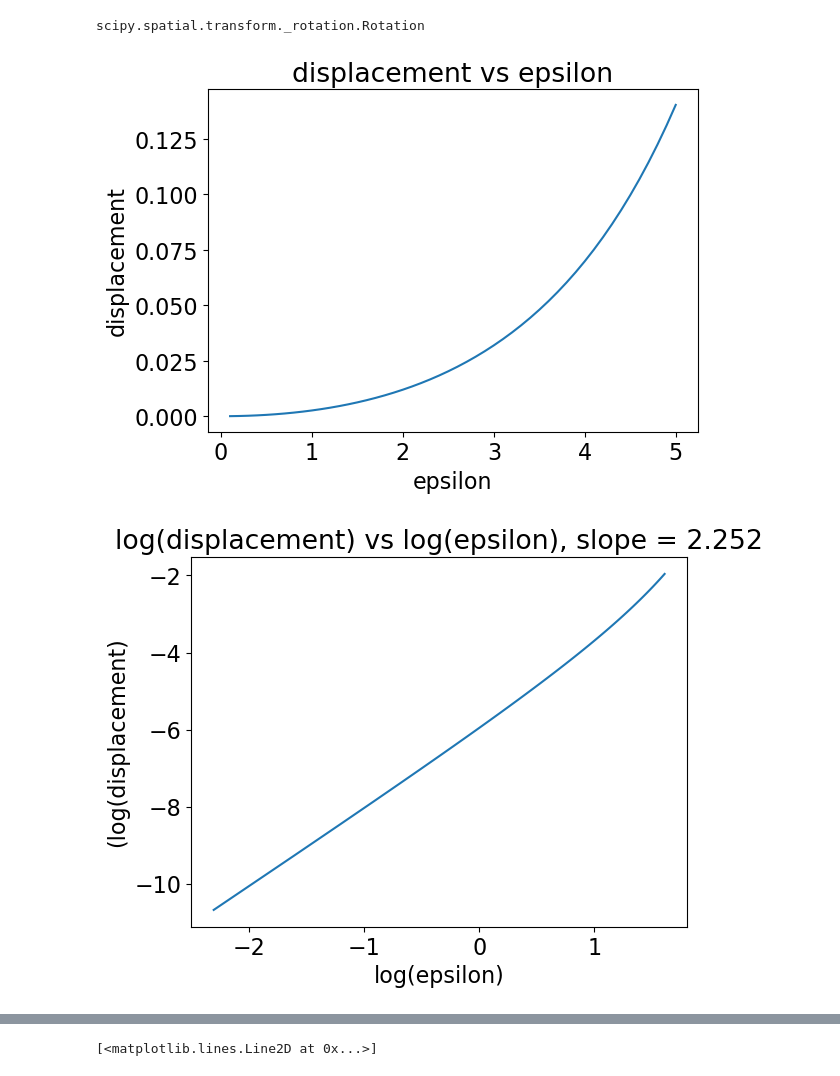
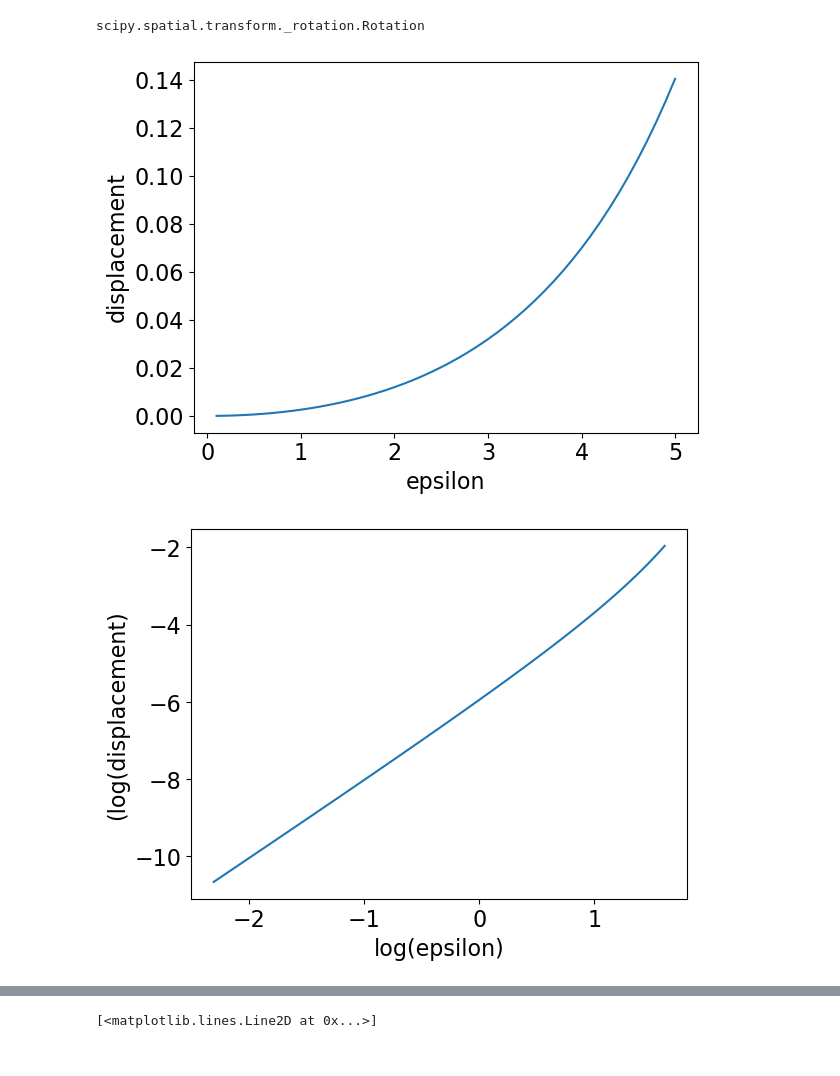
Before and after one commit to alireza-astane/starSwimmer3D, a Jupyter notebook: phase1.ipynb, the cells around one changed output, grey strips where cells are left out. Drawn from its saved outputs; the diff is of its cells as text; code cells hidden in the pictures.

```diff
--- a/phase1.ipynb
+++ b/phase1.ipynb
@@ -1,6 +1,8 @@
 # %%
 from Swimmer import *
 import numpy as np
+import matplotlib
+matplotlib.rcParams.update({'font.size': 16})
 # %% [markdown]
 ## Initialization
 # %%
@@ -162,38 +164,38 @@ plt.plot(epsilons,np.linalg.norm(data[:,0:3],axis=1))
 
 plt.xlabel("epsilon")
 plt.ylabel("displacement")
-plt.title(f"displacement vs epsilon")
+# plt.title(f"displacement vs epsilon")
 
 
 
 
 
 plt.savefig("displacement1.png", bbox_inches="tight")
 plt.show()
 
 
 
 plt.Figure(figsize=(10,10))
 
 plt.plot(np.log(epsilons),np.log(np.linalg.norm(data[:,0:3],axis=1)))
 
 
 
 slope  = scipy.stats.linregress(np.log(epsilons),np.log(np.linalg.norm(data[:,0:3],axis=1)))[0]
 
 plt.xlabel("log(epsilon)")
 plt.ylabel("(log(displacement)")
-plt.title(f"log(displacement) vs log(epsilon), slope = {np.round(slope,3)}")
+# plt.title(f"log(displacement) vs log(epsilon), slope = {np.round(slope,3)}")
 
 
 
 
 
 plt.savefig("log_displacement1.png", bbox_inches="tight")
 plt.show()
 # %% [output]
-[figure, old version]
+[figure, new version]
-[figure, old version]
+[figure, new version]
 # %%
 from numpy import log
 # %%
```
Also changed, not shown: parts of 9 cells of this notebook, 27 other files.
